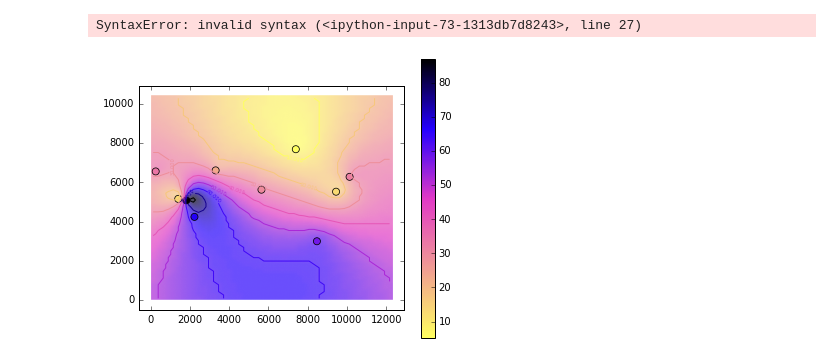
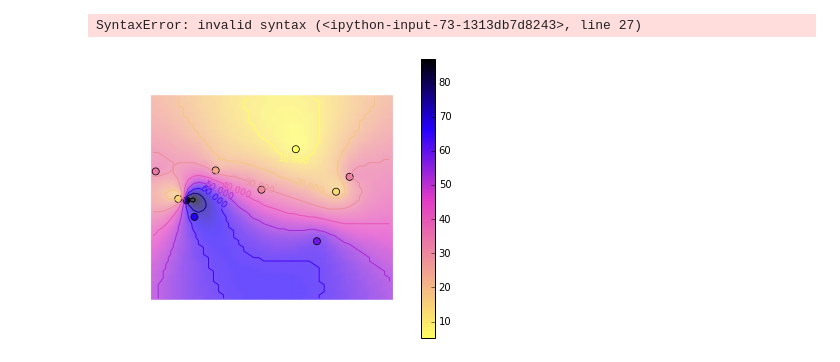
Before and after one commit to skjalg-eriksen/LuftKvalitet, a Jupyter notebook: TestingDebugging.ipynb, the cells around one changed output. Cells and saved outputs as stored; diff of their text form; code cells hidden in the pictures.

```diff
--- a/TestingDebugging.ipynb
+++ b/TestingDebugging.ipynb
@@ -374,38 +374,37 @@ cdict = {'red':   ((0.0, 1.0, 1.0),
                    (0.75, 0.0, 0.0 ),
                    (1.0, 0.0, 0.0)),
          'blue':  ((0.0, 0.376, 0.376),
                    (0.5, 198/255., 198/255. ),
                    (0.75, 1.0, 1.0 ),
                    (1.0, 0.0, 0.0)) }
 
 my_cmap = matplotlib.colors.LinearSegmentedColormap('my_colormap', cdict, 256)
 
 fig, ax = subplots()
 H = np.zeros_like( Z )
 for i in range( Z.shape[0] ):
     for j in range( Z.shape[1] ):
         H[i,j] = np.round( Z[i,j]*1 )
 
 ax.imshow(H, cmap=my_cmap, origin='lower', interpolation='gaussian', alpha=0.7, extent=[X0, X1, Y0, Y1])
-#ax.axis('off')
+ax.axis('off')
 fig.dpi=400
 
 
-
 CS = plt.contour(H, cmap=my_cmap, origin='lower', alpha=1, extent=[X0, X1, Y0, Y1])
-plt.clabel(CS, inline=2, fontsize=5)
+plt.clabel(CS, inline=2, fontsize=9)
 
 sc = ax.scatter( z.x, z.y, cmap=my_cmap, c=z.value, linewidths=0.75, s=50 )
 plt.colorbar(sc)
 
 fig.set_size_inches(5.95, 5)
 extent = ax.get_window_extent().transformed(fig.dpi_scale_trans.inverted())
-#fig.savefig('tesst.png',dpi = 400 , bbox_inches=extent, transparent=True, pad_inches=0, frameon=None)
+fig.savefig('tesst.png',dpi = 400 , bbox_inches=extent, transparent=True, pad_inches=0, frameon=None)
 #fig.show()
 plt.show()
 #savefig( 'krigingpurple.png', fmt='png', dpi=200 )
 # %% [output]
-[figure, old version]
+[figure, new version]
 # %%
 
 fig, ax = subplots()
```
Also changed, not shown: 4 other files.
